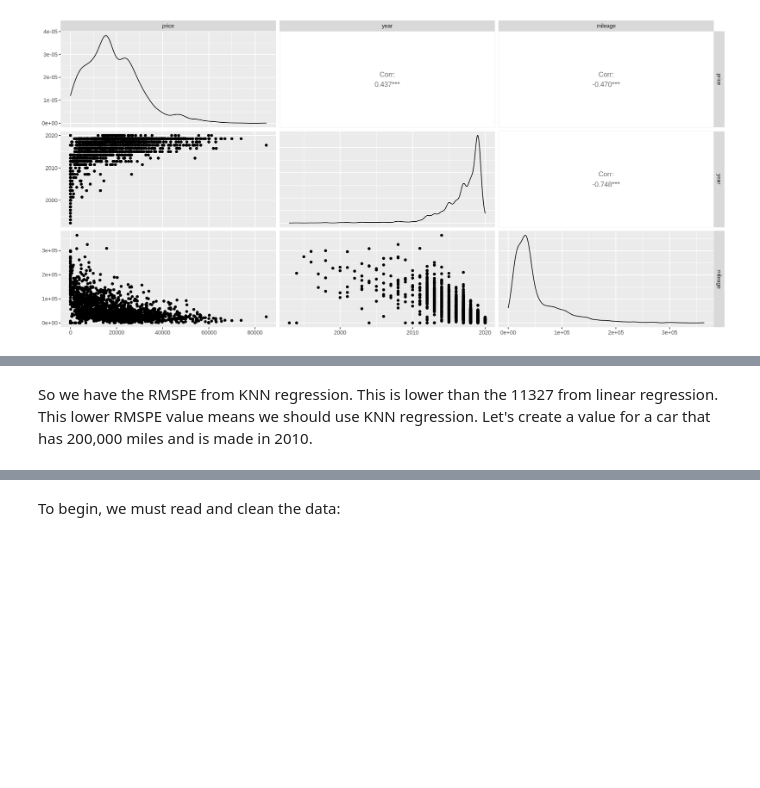
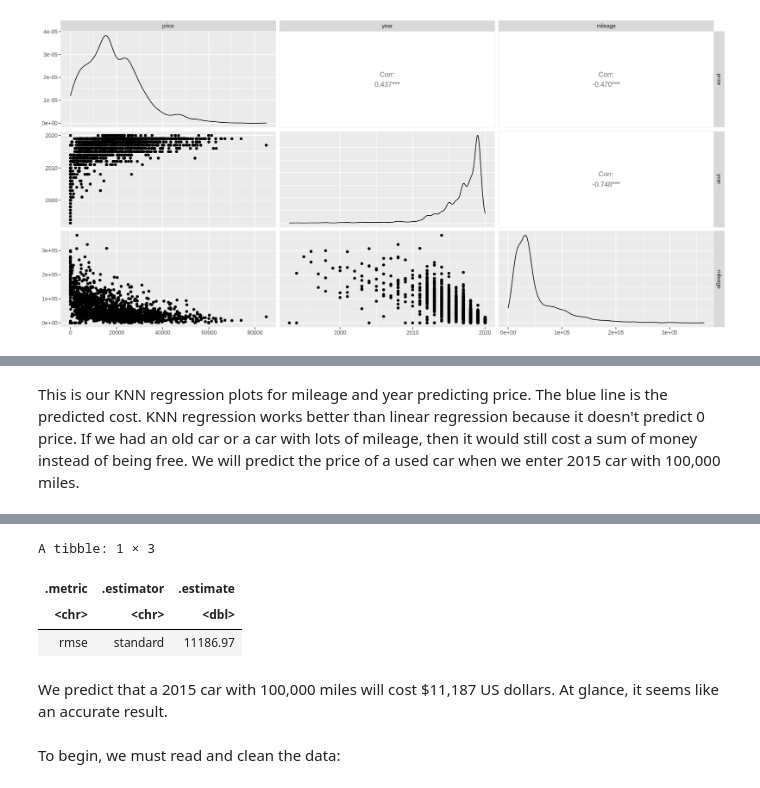
Before and after one commit to zhtgeneral/Group-30-Official, a Jupyter notebook: Group 30 Project.ipynb, the cells around one changed output, grey strips where cells are left out. Drawn from its saved outputs; the diff is of its cells as text; code cells hidden in the pictures; blank space fills up the shorter version.

```diff
--- a/Group 30 Project.ipynb
+++ b/Group 30 Project.ipynb
@@ -342,2 +325,22 @@ A tibble: 1 × 3
 # %% [markdown]
-So we have the RMSPE from KNN regression. This is lower than the  11327 from linear regression. This lower RMSPE value means we should use KNN regression. Let's create a value for a car that has 200,000 miles and is made in 2010.
+This is our KNN regression plots for mileage and year predicting price. The blue line is the predicted cost. KNN regression works better than linear regression because it doesn't predict 0 price. If we had an old car or a car with lots of mileage, then it would still cost a sum of money instead of being free. We will predict the price of a used car when we enter 2015 car with 100,000 miles.
+# %%
+#-------------------------------------# Entering our car's values
+
+our_car <- tibble(price = 0,
+                  mileage = 100000,
+                  year = 2015)
+
+#-----------------------------------------------------------------------------# Setting up the prediction
+
+knn_final_fit <- workflow() |>
+           add_recipe(car_recipe) |>
+           add_model(knn_spec) |>
+           fit(data = car_train)
+knn_final_summary <- knn_final_fit |>
+                    predict(our_car) |>
+                    bind_cols(our_car) |>
+                    metrics(truth = price, estimate = .pred) |>
+                    filter(.metric == "rmse")
+knn_final_summary
+# %% [output]
@@ -344,3 +349,9 @@ So we have the RMSPE from KNN regression. This is lower than the  11327 from lin
+A tibble: 1 × 3
+| .metric | .estimator | .estimate |
+| <chr> | <chr> | <dbl> |
+| rmse | standard | 11186.97 |
+# %% [markdown]
+We predict that a 2015 car with 100,000 miles will cost $11,187 US dollars. At glance, it seems like an accurate result.
 # %% [markdown]
 To begin, we must read and clean the data:
 # %%
```
Also changed, not shown: parts of 10 cells of this notebook.
